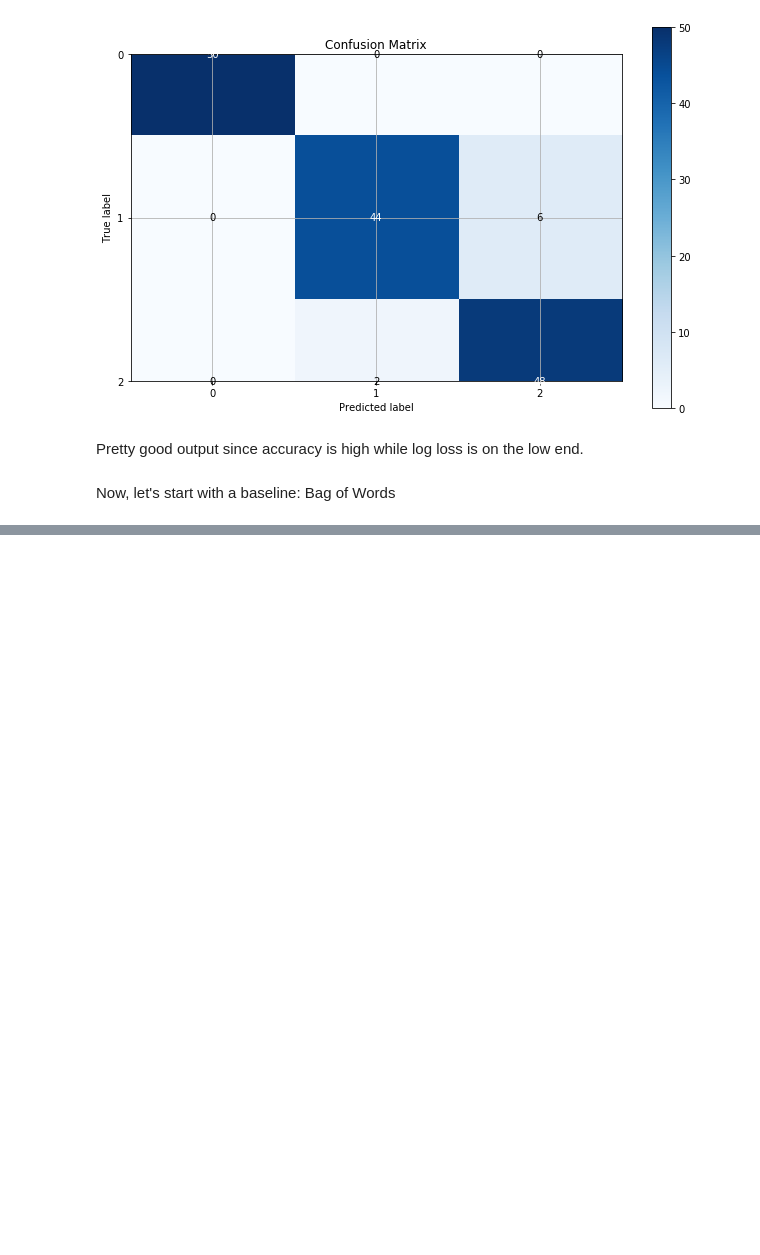
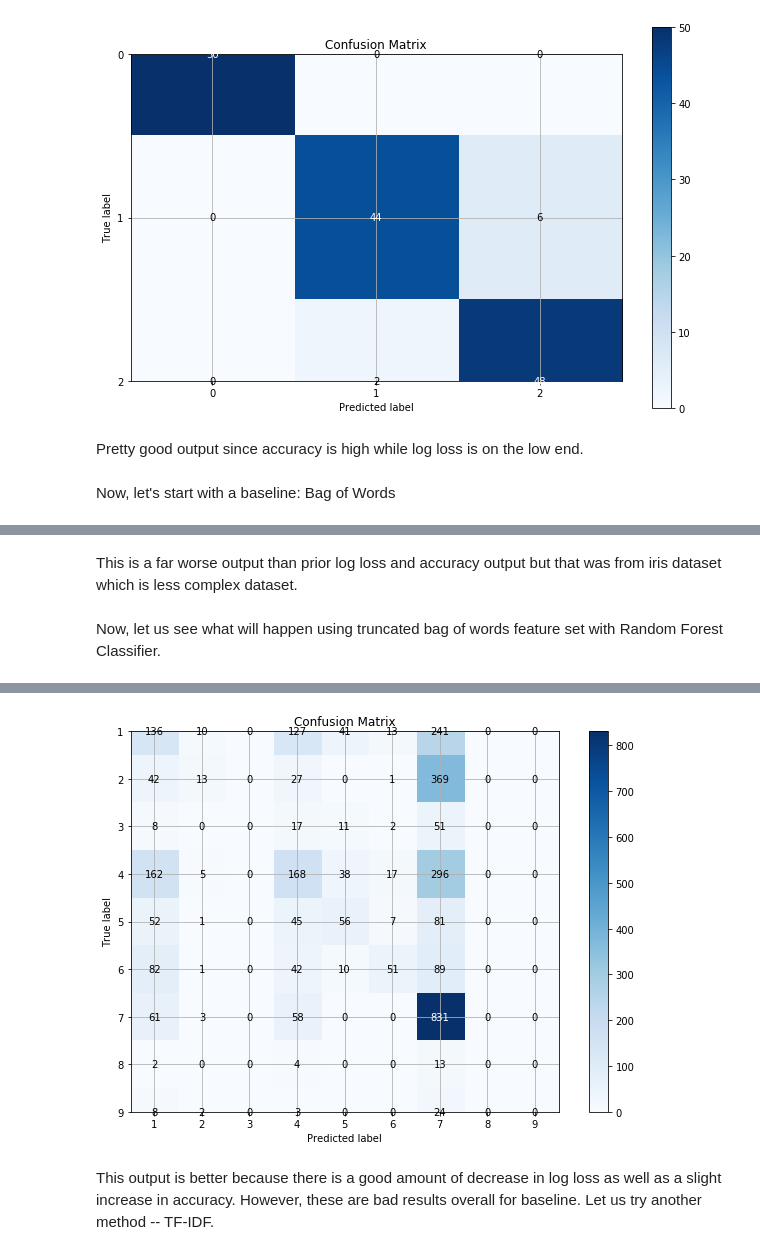
Before and after one commit to mindyng/Technical-Assessments, a Jupyter notebook: Cancer_Prediction.ipynb, the cells around one changed output, grey strips where cells are left out. Cells and saved outputs as stored; diff of their text form; code cells hidden in the pictures; blank space fills up the shorter version.

```diff
--- a/Cancer_Prediction.ipynb
+++ b/Cancer_Prediction.ipynb
@@ -416,0 +438,8 @@ There are unique words in the corpus.
+# %% [markdown]
+This is a far worse output than prior log loss and accuracy output but that was from iris dataset which is less complex dataset.
+# %% [markdown]
+Now, let us see what will happen using truncated bag of words feature set with Random Forest Classifier.
+# %%
+evaluate_features(truncated_bag_of_words, tr_data['Class'].values.ravel(),
+                  RandomForestClassifier(n_estimators=1000, max_depth=5, verbose=1))
+# %% [output]
@@ -416,0 +450,3 @@ There are unique words in the corpus.
+[figure, added]
+# %% [markdown]
+This output is better because there is a good amount of decrease in log loss as well as a slight increase in accuracy. However, these are bad results overall for baseline. Let us try another method -- TF-IDF.
```
Also changed, not shown: parts of 38 cells of this notebook.
